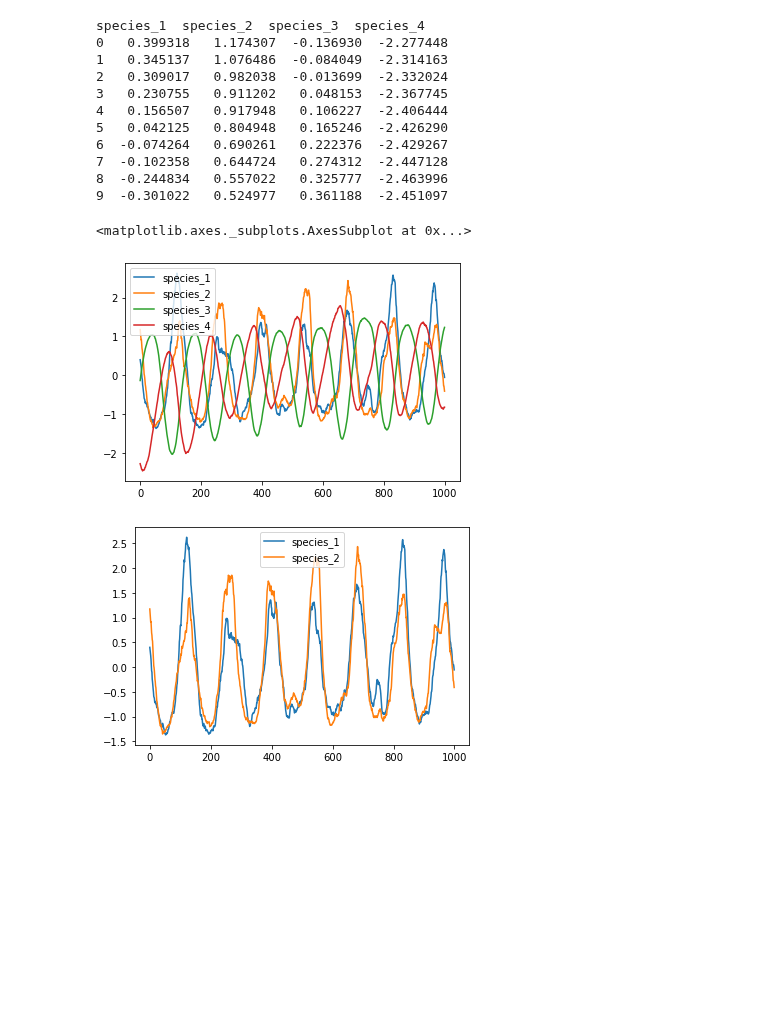
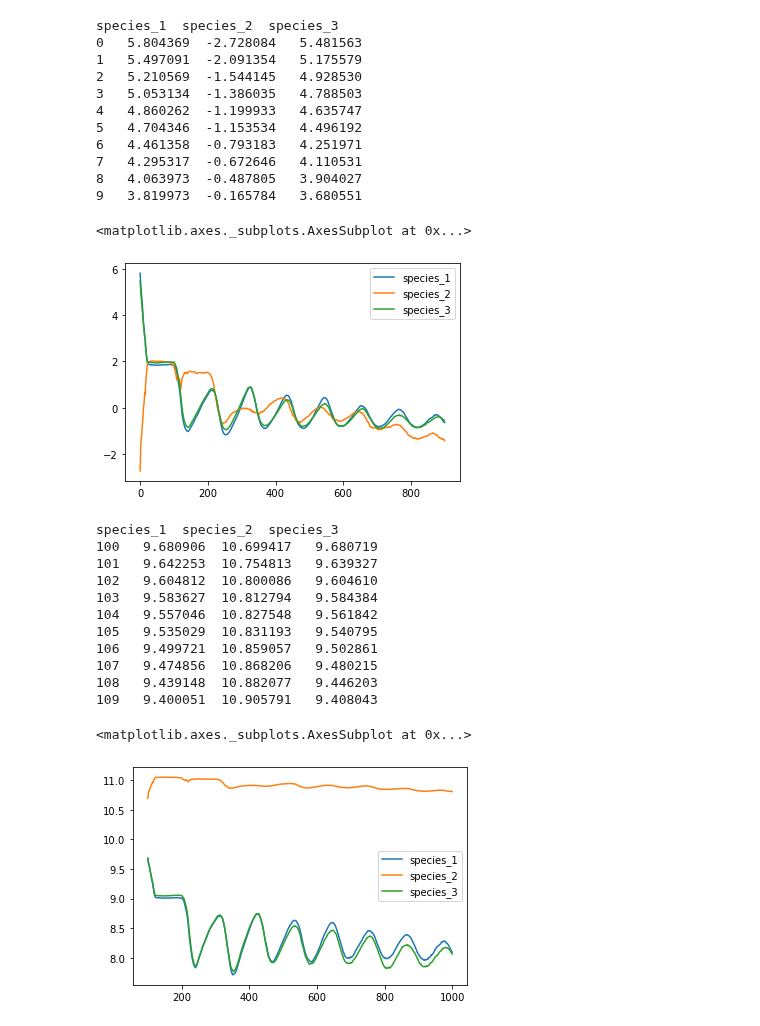
Before and after one commit to AlexisWIT/Causal_Relationship_Inferring, a Jupyter notebook: CCM.ipynb, the cells around one changed output. Cells and saved outputs as stored; diff of their text form; code cells hidden in the pictures; blank space fills up the shorter version.

Commit message:
Generate more dataset of 3 species

```diff
--- a/CCM.ipynb
+++ b/CCM.ipynb
@@ -9,10 +9,10 @@ from sklearn import preprocessing
 # %%
 path = ''
 
-filename = 'data/output_populations_5-3000.csv'
+filename = 'data/output_populations_3-1000-d-l.csv'
 filename2 = 'data/output_pops_E.csv'
-st = 1000
-ed = 2000
+st = 100
+ed = 1000
 
 file = path+filename
 df = (pd.read_csv(file, sep=",", header=0))[st:ed]
@@ -62,34 +61,53 @@ species_1  species_2  species_3  species_4
 # %%
 # Standardisation
 
-data_df = pd.DataFrame({'species_1': df['1'], 'species_2': df['2'], 'species_3': df['3'], 'species_4': df['4']})
+data_df = pd.DataFrame({'species_1': df['1'], 'species_2': df['2'], 'species_3': df['3']})
 col_names = data_df.columns
 
 # Create the Scaler object
 scaler = preprocessing.StandardScaler()
 
 scaled_df = scaler.fit_transform(data_df)
 scaled_df = pd.DataFrame(scaled_df, columns=col_names)
 
 print(scaled_df.head(10))
-scaled_df[['species_1','species_2','species_3','species_4']].plot()
-scaled_df[['species_1','species_2']].plot()
+scaled_df[['species_1','species_2','species_3']].plot()
+#scaled_df[['species_1','species_2']].plot()
 #scaled_df[['1','4']].plot()
 # %% [output]
-species_1  species_2  species_3  species_4
-0   0.399318   1.174307  -0.136930  -2.277448
-1   0.345137   1.076486  -0.084049  -2.314163
-2   0.309017   0.982038  -0.013699  -2.332024
-3   0.230755   0.911202   0.048153  -2.367745
-4   0.156507   0.917948   0.106227  -2.406444
-5   0.042125   0.804948   0.165246  -2.426290
-6  -0.074264   0.690261   0.222376  -2.429267
-7  -0.102358   0.644724   0.274312  -2.447128
-8  -0.244834   0.557022   0.325777  -2.463996
-9  -0.301022   0.524977   0.361188  -2.451097
+species_1  species_2  species_3
+0   5.804369  -2.728084   5.481563
+1   5.497091  -2.091354   5.175579
+2   5.210569  -1.544145   4.928530
+3   5.053134  -1.386035   4.788503
+4   4.860262  -1.199933   4.635747
+5   4.704346  -1.153534   4.496192
+6   4.461358  -0.793183   4.251971
+7   4.295317  -0.672646   4.110531
+8   4.063973  -0.487805   3.904027
+9   3.819973  -0.165784   3.680551
 <matplotlib.axes._subplots.AxesSubplot at 0x...>
-[figure, old version]
+[figure, new version]
-[figure, removed]
+# %%
+# Log-Transformation
+
+logged_df = np.log(data_df)
+print(logged_df.head(10))
+logged_df[['species_1','species_2','species_3']].plot()
+# %% [output]
+species_1  species_2  species_3
+100   9.680906  10.699417   9.680719
+101   9.642253  10.754813   9.639327
+102   9.604812  10.800086   9.604610
+103   9.583627  10.812794   9.584384
+104   9.557046  10.827548   9.561842
+105   9.535029  10.831193   9.540795
+106   9.499721  10.859057   9.502861
+107   9.474856  10.868206   9.480215
+108   9.439148  10.882077   9.446203
+109   9.400051  10.905791   9.408043
+<matplotlib.axes._subplots.AxesSubplot at 0x...>
+[figure, added]
 # %%
 # Embeding Dimension
 
```
Also changed, not shown: parts of 6 cells of this notebook, 8 other files.
